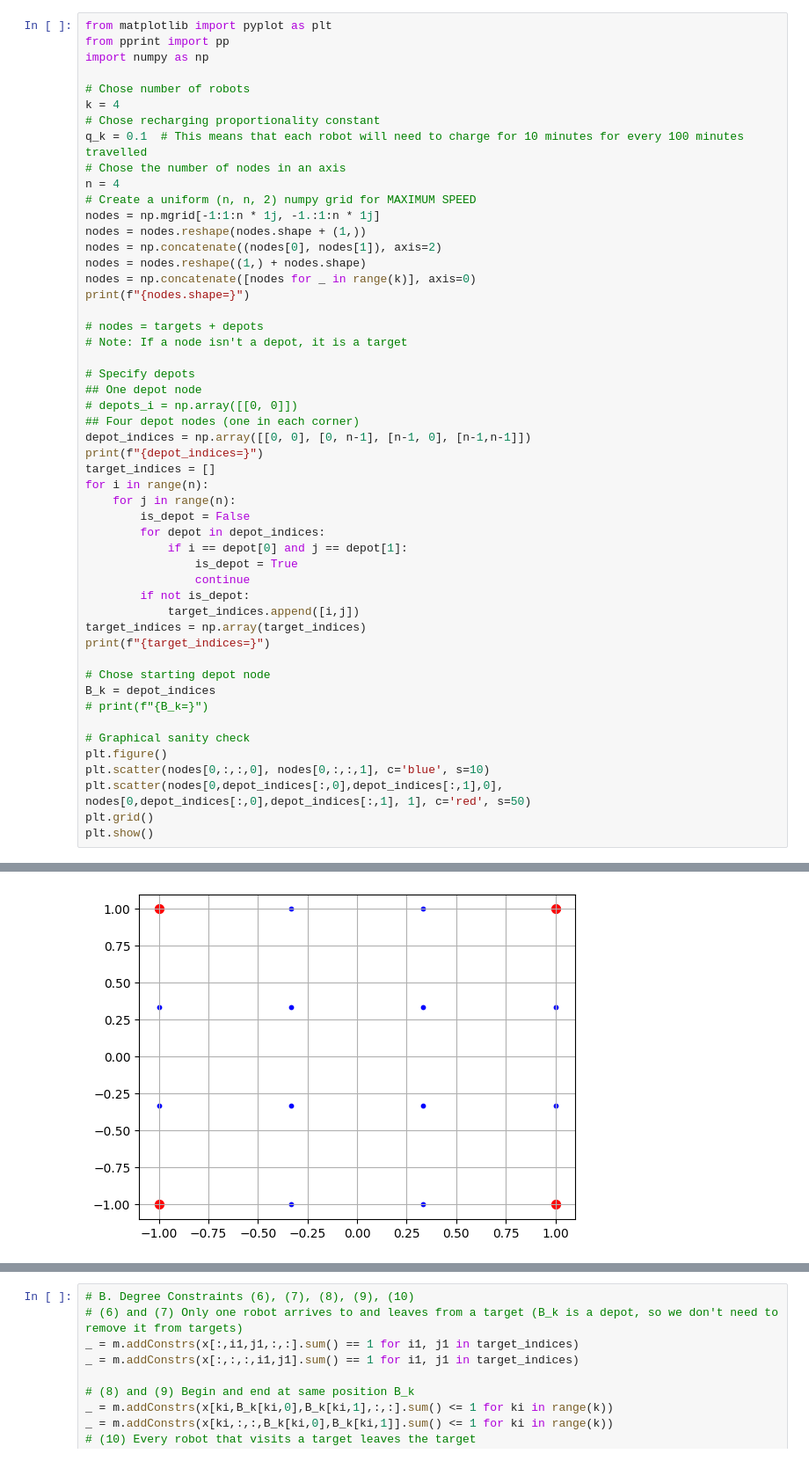
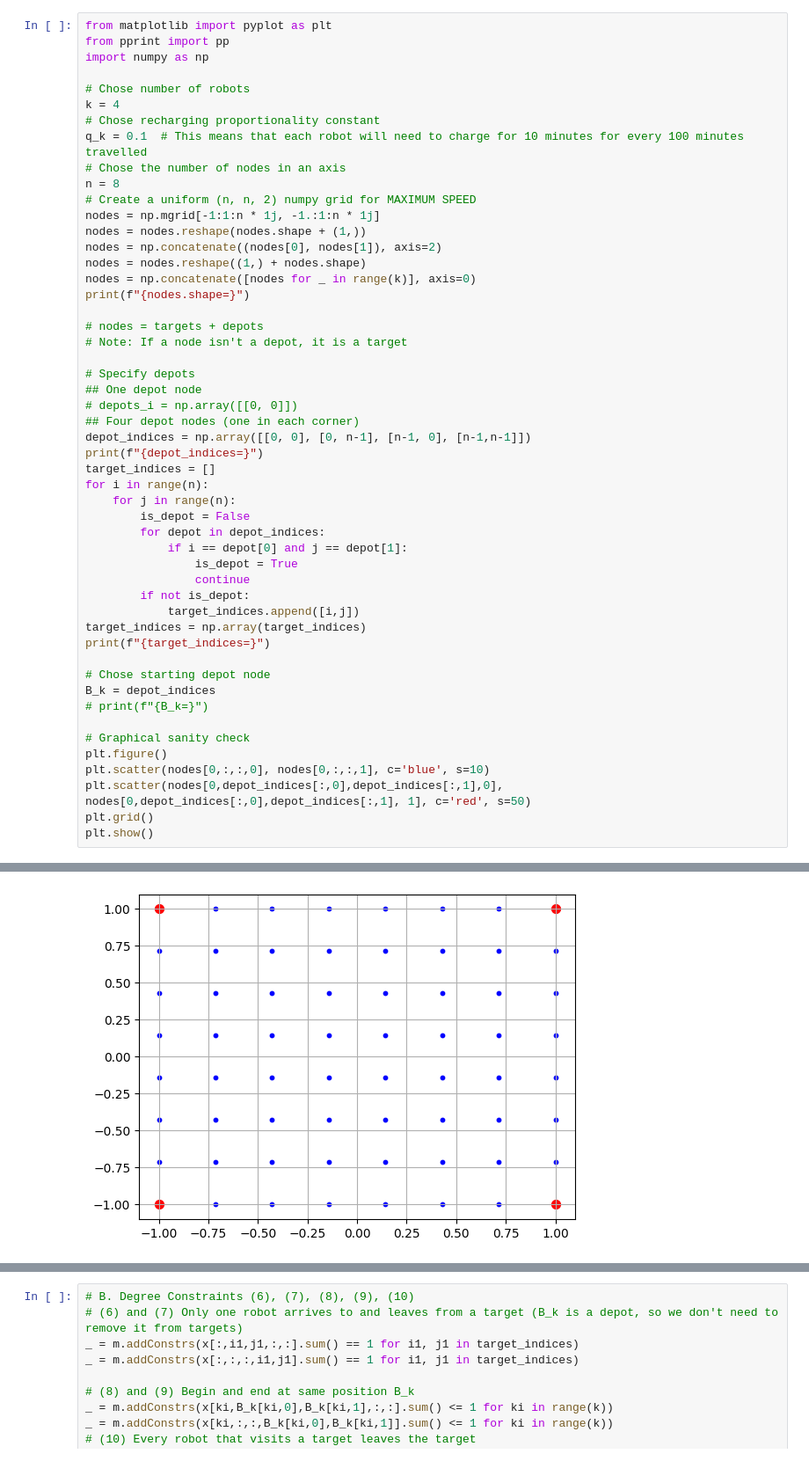
Before and after one commit to nestlab-bae-mqp-2024/mrpcp-solvers, a Jupyter notebook: jupyter/2015_mrpcp/2015_mrpcp_yasars_attempt.ipynb, the cells around one changed output, grey strips where cells are left out. Shown at 88% size. Saved outputs shown, nothing was run; the diff lists cells and outputs as text.

```diff
--- a/jupyter/2015_mrpcp/2015_mrpcp_yasars_attempt.ipynb
+++ b/jupyter/2015_mrpcp/2015_mrpcp_yasars_attempt.ipynb
@@ -8,7 +8,7 @@ k = 4
 # Chose recharging proportionality constant
 q_k = 0.1  # This means that each robot will need to charge for 10 minutes for every 100 minutes travelled
 # Chose the number of nodes in an axis
-n = 4
+n = 8
 # Create a uniform (n, n, 2) numpy grid for MAXIMUM SPEED
 nodes = np.mgrid[-1:1:n * 1j, -1.:1:n * 1j]
 nodes = nodes.reshape(nodes.shape + (1,))
@@ -70,4 +70,4 @@ target_indices=array([[0, 1],
-[figure, old version]
+[figure, new version]
 # %%
 import itertools
 
```
Also changed, not shown: parts of 7 cells of this notebook.
